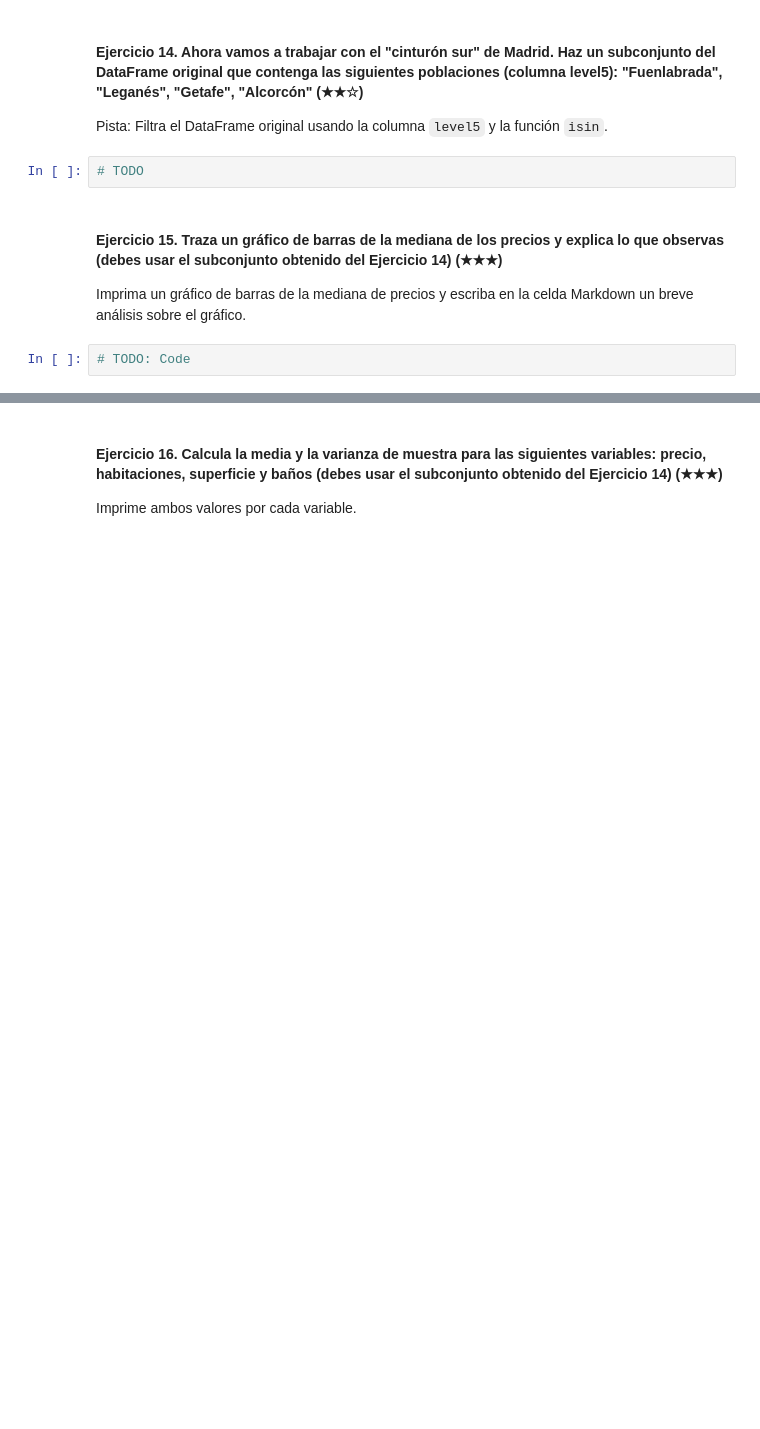
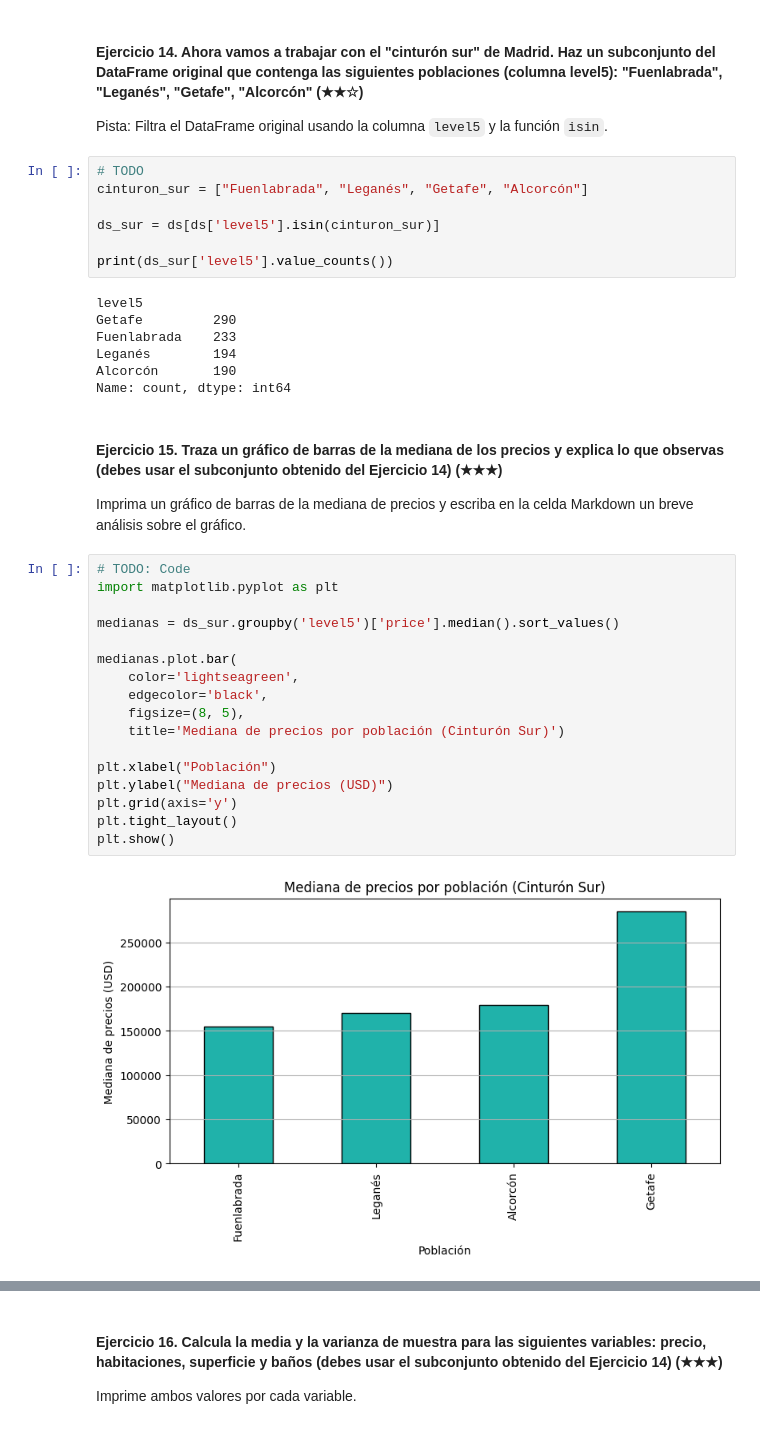
Before and after one commit to 4GeeksAcademy/mgabrielafiguera-pixel-realestate-datacleanup-exercise, a Jupyter notebook: project.es.ipynb, the cells around one changed output, grey strips where cells are left out. Saved outputs shown, nothing was run; the diff lists cells and outputs as text; blank space fills up the shorter version.

```diff
--- a/project.es.ipynb
+++ b/project.es.ipynb
@@ -315,10 +314,39 @@ Imprima la población y el número de casas.
 Pista: Filtra el DataFrame original usando la columna `level5` y la función `isin`.
 # %%
 # TODO
+cinturon_sur = ["Fuenlabrada", "Leganés", "Getafe", "Alcorcón"]
+
+ds_sur = ds[ds['level5'].isin(cinturon_sur)]
+
+print(ds_sur['level5'].value_counts())
+# %% [output]
+level5
+Getafe         290
+Fuenlabrada    233
+Leganés        194
+Alcorcón       190
+Name: count, dtype: int64
 # %% [markdown]
 #### Ejercicio 15. Traza un gráfico de barras de la mediana de los precios y explica lo que observas (debes usar el subconjunto obtenido del Ejercicio 14) (★★★)
 
 Imprima un gráfico de barras de la mediana de precios y escriba en la celda Markdown un breve análisis sobre el gráfico.
 # %%
 # TODO: Code
+import matplotlib.pyplot as plt
+
+medianas = ds_sur.groupby('level5')['price'].median().sort_values()
+
+medianas.plot.bar(
+    color='lightseagreen',
+    edgecolor='black',
+    figsize=(8, 5),
+    title='Mediana de precios por población (Cinturón Sur)')
+
+plt.xlabel("Población")
+plt.ylabel("Mediana de precios (USD)")
+plt.grid(axis='y')
+plt.tight_layout()
+plt.show()
+# %% [output]
+[figure, added]
 # %% [markdown]
```
Also changed, not shown: parts of 11 cells of this notebook.
